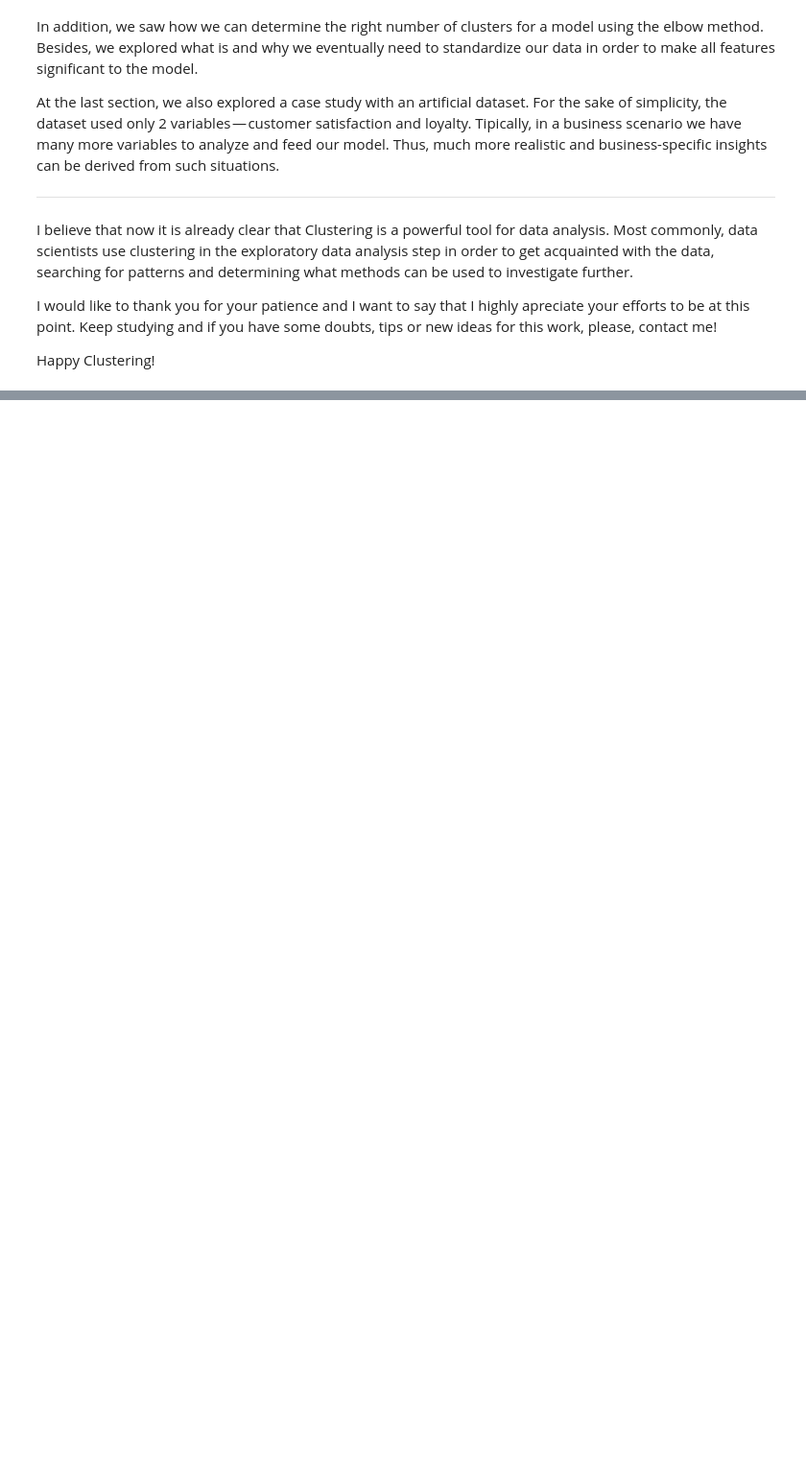
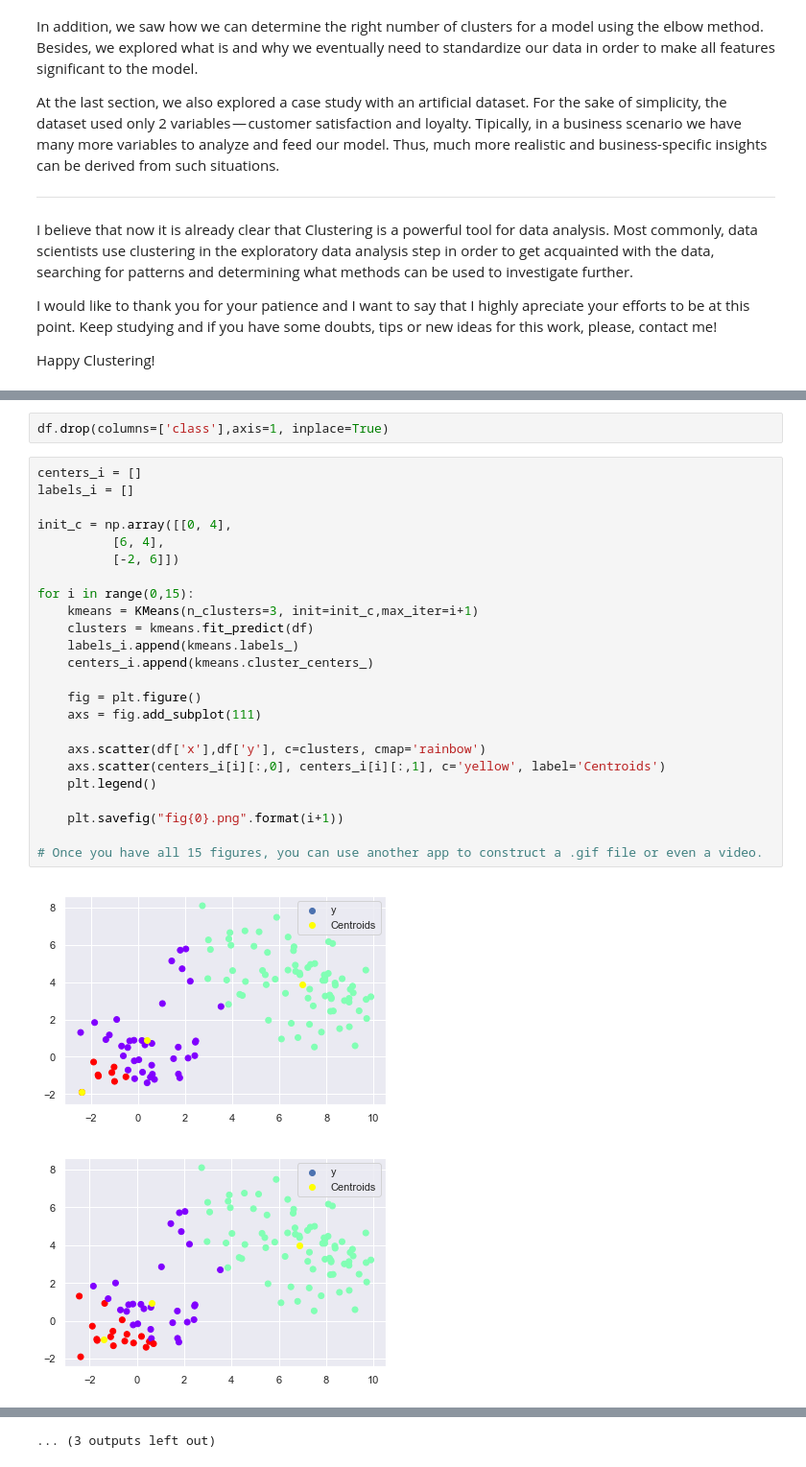
Before and after one commit to alexandrehsd/cluster-analysis, a Jupyter notebook: Cluster Analysis.ipynb, the cells around one changed output, grey strips where cells are left out. Shown at 96% size. Drawn from its saved outputs; the diff is of its cells as text; blank space fills up the shorter version.

```diff
--- a/Cluster Analysis.ipynb
+++ b/Cluster Analysis.ipynb
@@ -578,0 +591,29 @@ Happy Clustering!
+# %%
+df.drop(columns=['class'],axis=1, inplace=True)
+# %%
+centers_i = []
+labels_i = []
+
+init_c = np.array([[0, 4],
+          [6, 4],
+          [-2, 6]])
+
+for i in range(0,15):
+    kmeans = KMeans(n_clusters=3, init=init_c,max_iter=i+1)
+    clusters = kmeans.fit_predict(df)
+    labels_i.append(kmeans.labels_)
+    centers_i.append(kmeans.cluster_centers_)
+
+    fig = plt.figure()
+    axs = fig.add_subplot(111)
+
+    axs.scatter(df['x'],df['y'], c=clusters, cmap='rainbow')
+    axs.scatter(centers_i[i][:,0], centers_i[i][:,1], c='yellow', label='Centroids')
+    plt.legend()
+
+    plt.savefig("fig{0}.png".format(i+1))
+
+# Once you have all 15 figures, you can use another app to construct a .gif file or even a video.
+# %% [output]
+[figure, added]
+[figure, added]
@@ -578,0 +630 @@ Happy Clustering!
+... (3 outputs left out)
```
Also changed, not shown: parts of 11 cells of this notebook.
